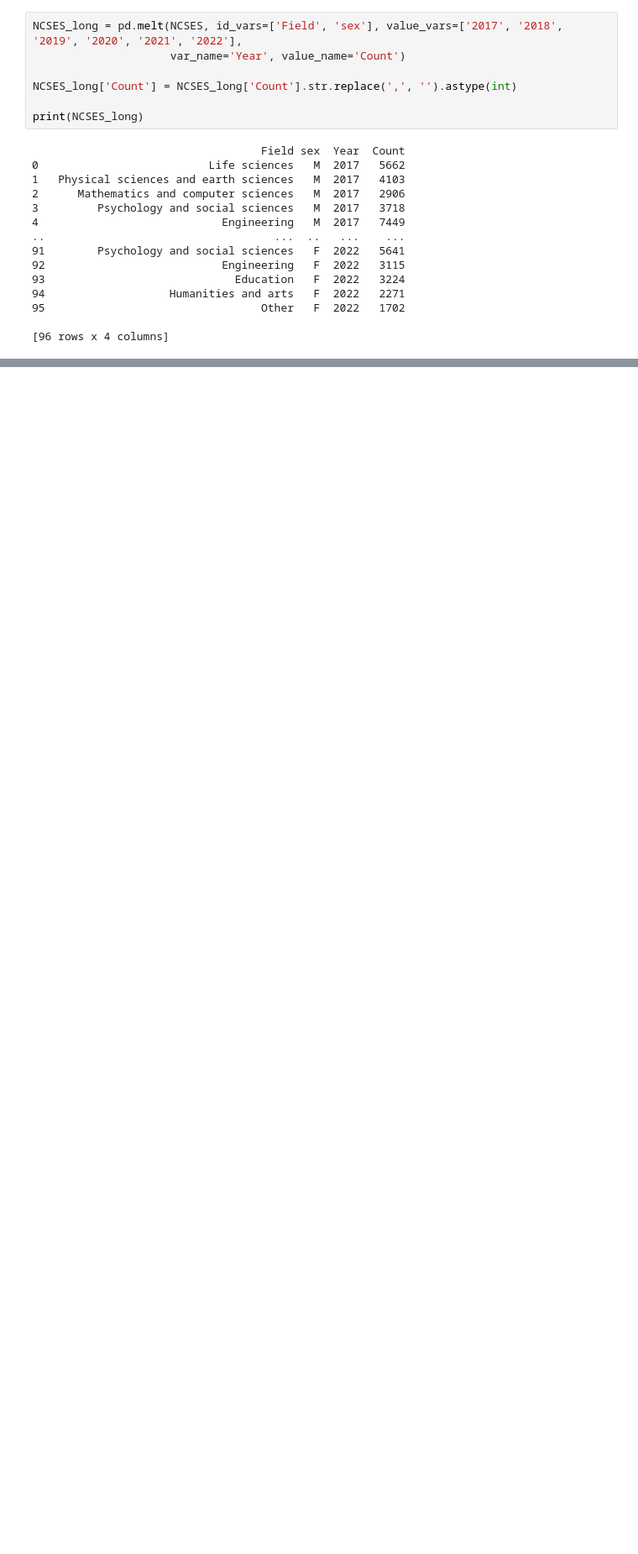
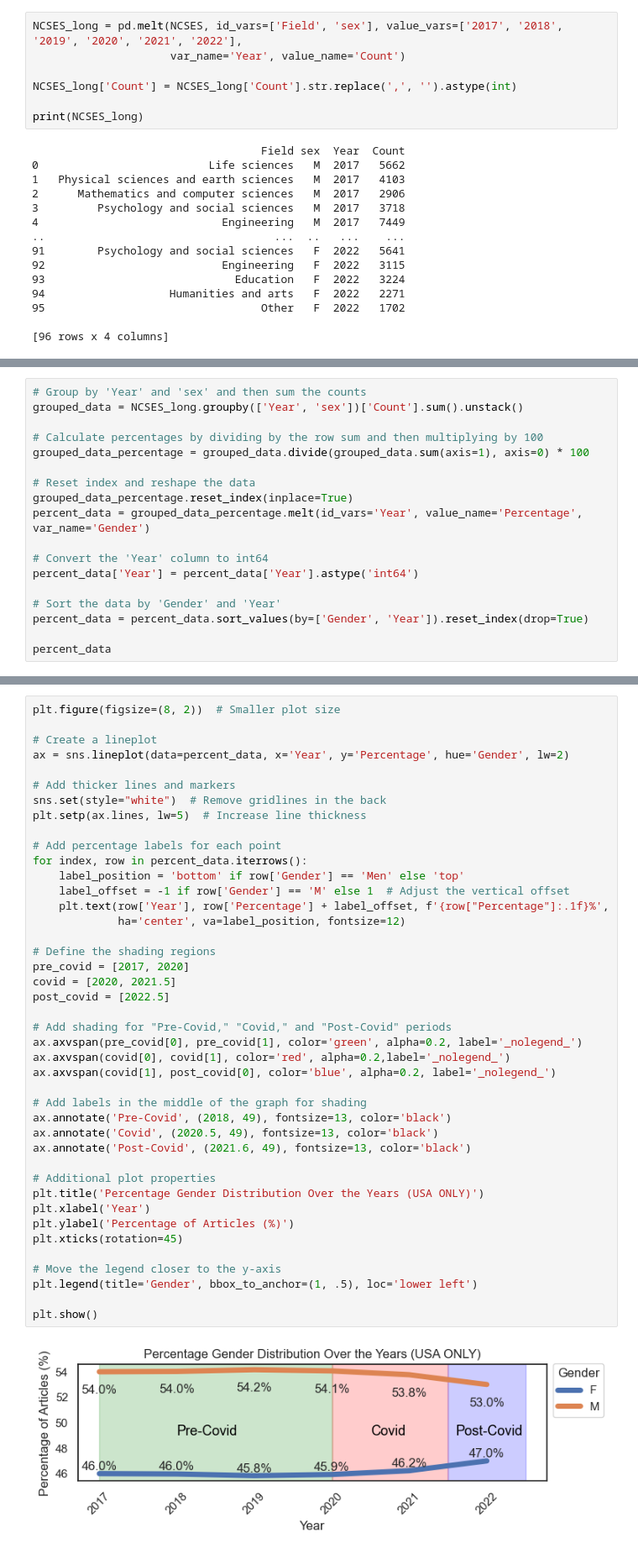
Before and after one commit to raagpatel1/SMU_MSDS_Capstone, a Jupyter notebook: analysis_raag.ipynb, the cells around one changed output, grey strips where cells are left out. Shown at 84% size. Drawn from its saved outputs; the diff is of its cells as text; blank space fills up the shorter version.

```diff
--- a/analysis_raag.ipynb
+++ b/analysis_raag.ipynb
@@ -336,0 +354,18 @@ plt.show()
+# %%
+# Group by 'Year' and 'sex' and then sum the counts
+grouped_data = NCSES_long.groupby(['Year', 'sex'])['Count'].sum().unstack()
+
+# Calculate percentages by dividing by the row sum and then multiplying by 100
+grouped_data_percentage = grouped_data.divide(grouped_data.sum(axis=1), axis=0) * 100
+
+# Reset index and reshape the data
+grouped_data_percentage.reset_index(inplace=True)
+percent_data = grouped_data_percentage.melt(id_vars='Year', value_name='Percentage', var_name='Gender')
+
+# Convert the 'Year' column to int64
+percent_data['Year'] = percent_data['Year'].astype('int64')
+
+# Sort the data by 'Gender' and 'Year'
+percent_data = percent_data.sort_values(by=['Gender', 'Year']).reset_index(drop=True)
+
+percent_data
@@ -336,0 +393,44 @@ plt.show()
+# %%
+plt.figure(figsize=(8, 2))  # Smaller plot size
+
+# Create a lineplot
+ax = sns.lineplot(data=percent_data, x='Year', y='Percentage', hue='Gender', lw=2)
+
+# Add thicker lines and markers
+sns.set(style="white")  # Remove gridlines in the back
+plt.setp(ax.lines, lw=5)  # Increase line thickness
+
+# Add percentage labels for each point
+for index, row in percent_data.iterrows():
+    label_position = 'bottom' if row['Gender'] == 'Men' else 'top'
+    label_offset = -1 if row['Gender'] == 'M' else 1  # Adjust the vertical offset
+    plt.text(row['Year'], row['Percentage'] + label_offset, f'{row["Percentage"]:.1f}%',
+             ha='center', va=label_position, fontsize=12)
+
+# Define the shading regions
+pre_covid = [2017, 2020]
+covid = [2020, 2021.5]
+post_covid = [2022.5]
+
+# Add shading for "Pre-Covid," "Covid," and "Post-Covid" periods
+ax.axvspan(pre_covid[0], pre_covid[1], color='green', alpha=0.2, label='_nolegend_')
+ax.axvspan(covid[0], covid[1], color='red', alpha=0.2,label='_nolegend_')
+ax.axvspan(covid[1], post_covid[0], color='blue', alpha=0.2, label='_nolegend_')
+
+# Add labels in the middle of the graph for shading
+ax.annotate('Pre-Covid', (2018, 49), fontsize=13, color='black')
+ax.annotate('Covid', (2020.5, 49), fontsize=13, color='black')
+ax.annotate('Post-Covid', (2021.6, 49), fontsize=13, color='black')
+
+# Additional plot properties
+plt.title('Percentage Gender Distribution Over the Years (USA ONLY)')
+plt.xlabel('Year')
+plt.ylabel('Percentage of Articles (%)')
+plt.xticks(rotation=45)
+
+# Move the legend closer to the y-axis
+plt.legend(title='Gender', bbox_to_anchor=(1, .5), loc='lower left')
+
+plt.show()
+# %% [output]
+[figure, added]
```
Also changed, not shown: parts of 10 cells of this notebook, 1 other file.
